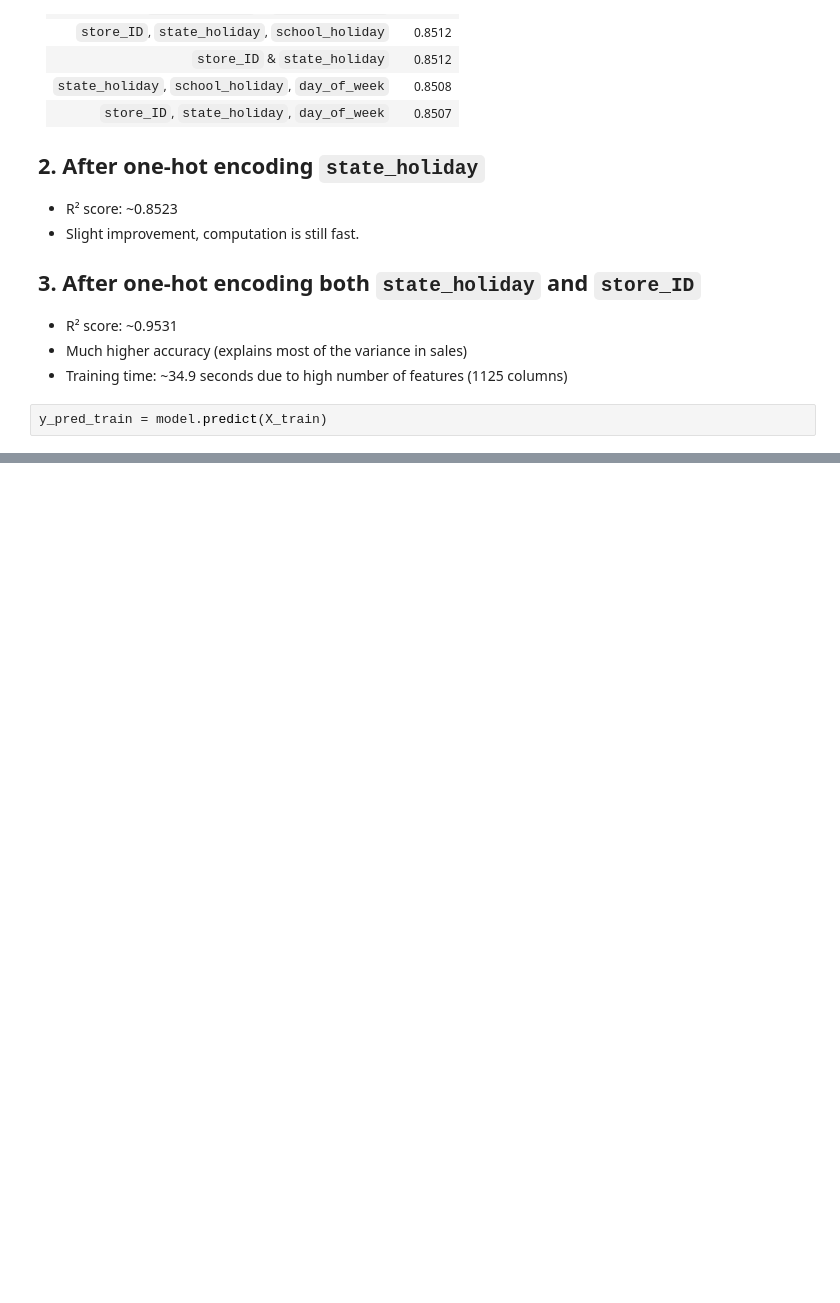
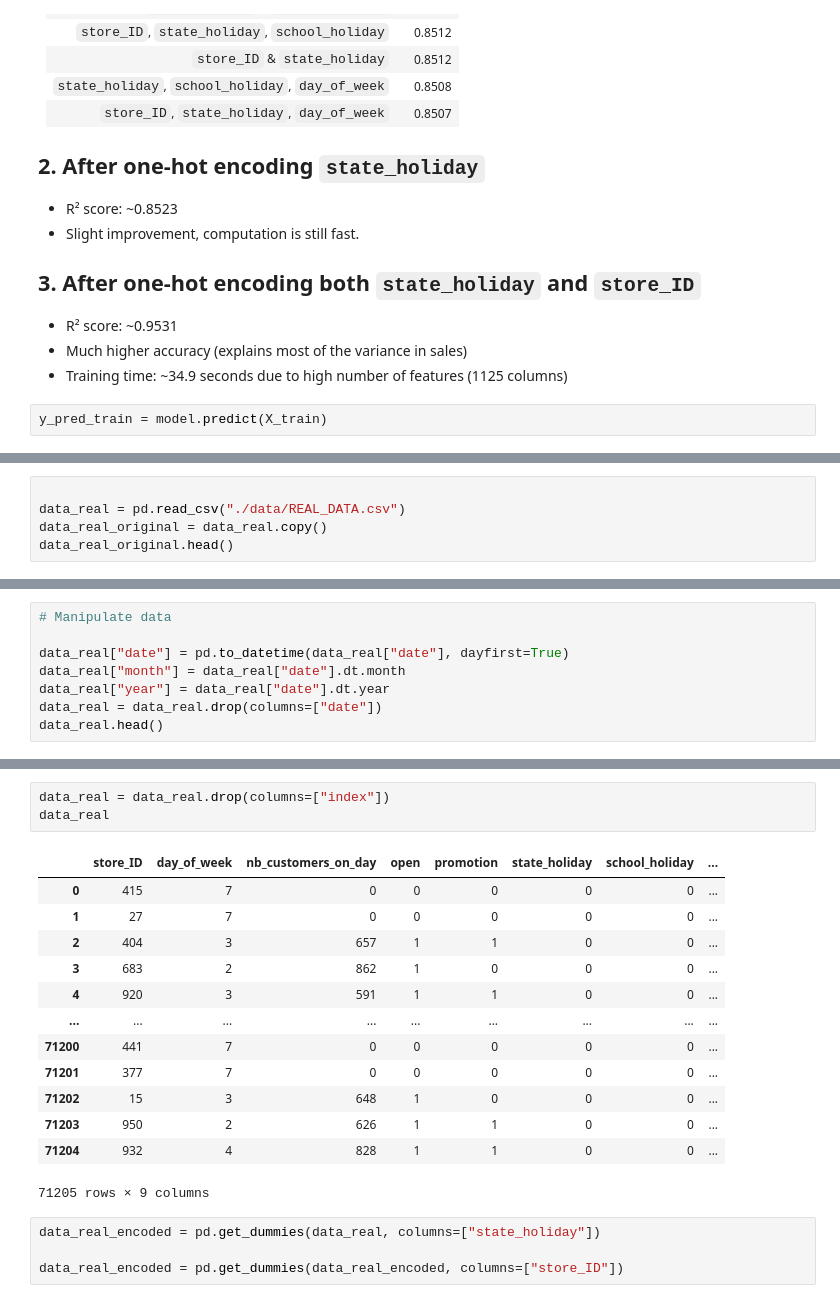
Before and after one commit to SofiaZogkza/Iron-Kaggle-Exam, a Jupyter notebook: main.ipynb, the cells around one changed output, grey strips where cells are left out. Drawn from its saved outputs; the diff is of its cells as text; blank space fills up the shorter version.

```diff
--- a/main.ipynb
+++ b/main.ipynb
@@ -441,0 +443,5 @@ X.shape[1]
+# %%
+
+data_real = pd.read_csv("./data/REAL_DATA.csv")
+data_real_original = data_real.copy()
+data_real_original.head()
@@ -441,0 +461,8 @@ X.shape[1]
+# %%
+# Manipulate data
+
+data_real["date"] = pd.to_datetime(data_real["date"], dayfirst=True)
+data_real["month"] = data_real["date"].dt.month
+data_real["year"] = data_real["date"].dt.year
+data_real = data_real.drop(columns=["date"])
+data_real.head()
@@ -441,0 +476,21 @@ X.shape[1]
+# %%
+data_real = data_real.drop(columns=["index"])
+data_real
+# %% [output]
+|  | store_ID | day_of_week | nb_customers_on_day | open | promotion | state_holiday | school_holiday | ... |
+| 0 | 415 | 7 | 0 | 0 | 0 | 0 | 0 | ... |
+| 1 | 27 | 7 | 0 | 0 | 0 | 0 | 0 | ... |
+| 2 | 404 | 3 | 657 | 1 | 1 | 0 | 0 | ... |
+| 3 | 683 | 2 | 862 | 1 | 0 | 0 | 0 | ... |
+| 4 | 920 | 3 | 591 | 1 | 1 | 0 | 0 | ... |
+| ... | ... | ... | ... | ... | ... | ... | ... | ... |
+| 71200 | 441 | 7 | 0 | 0 | 0 | 0 | 0 | ... |
+| 71201 | 377 | 7 | 0 | 0 | 0 | 0 | 0 | ... |
+| 71202 | 15 | 3 | 648 | 1 | 0 | 0 | 0 | ... |
+| 71203 | 950 | 2 | 626 | 1 | 1 | 0 | 0 | ... |
+| 71204 | 932 | 4 | 828 | 1 | 1 | 0 | 0 | ... |
+71205 rows × 9 columns
+# %%
+data_real_encoded = pd.get_dummies(data_real, columns=["state_holiday"])
+
+data_real_encoded = pd.get_dummies(data_real_encoded, columns=["store_ID"])
```
Also changed, not shown: parts of 20 cells of this notebook, 3 other files.
